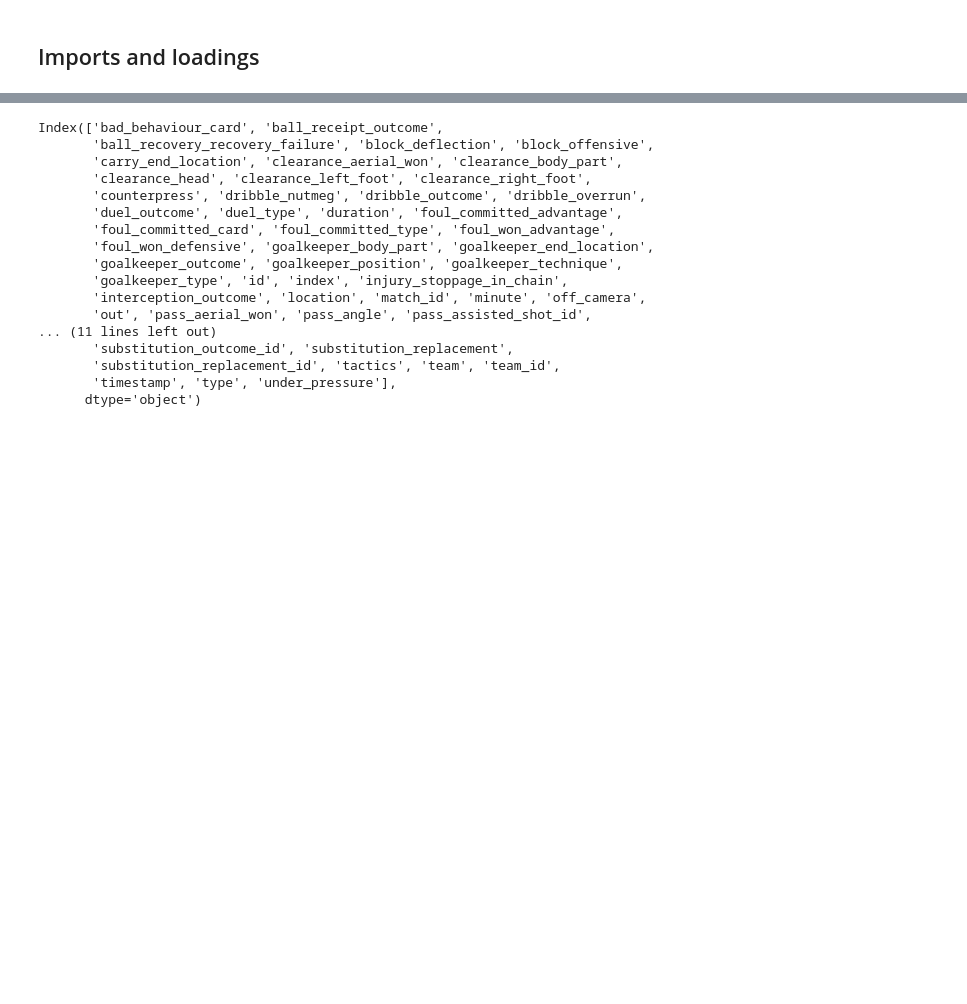
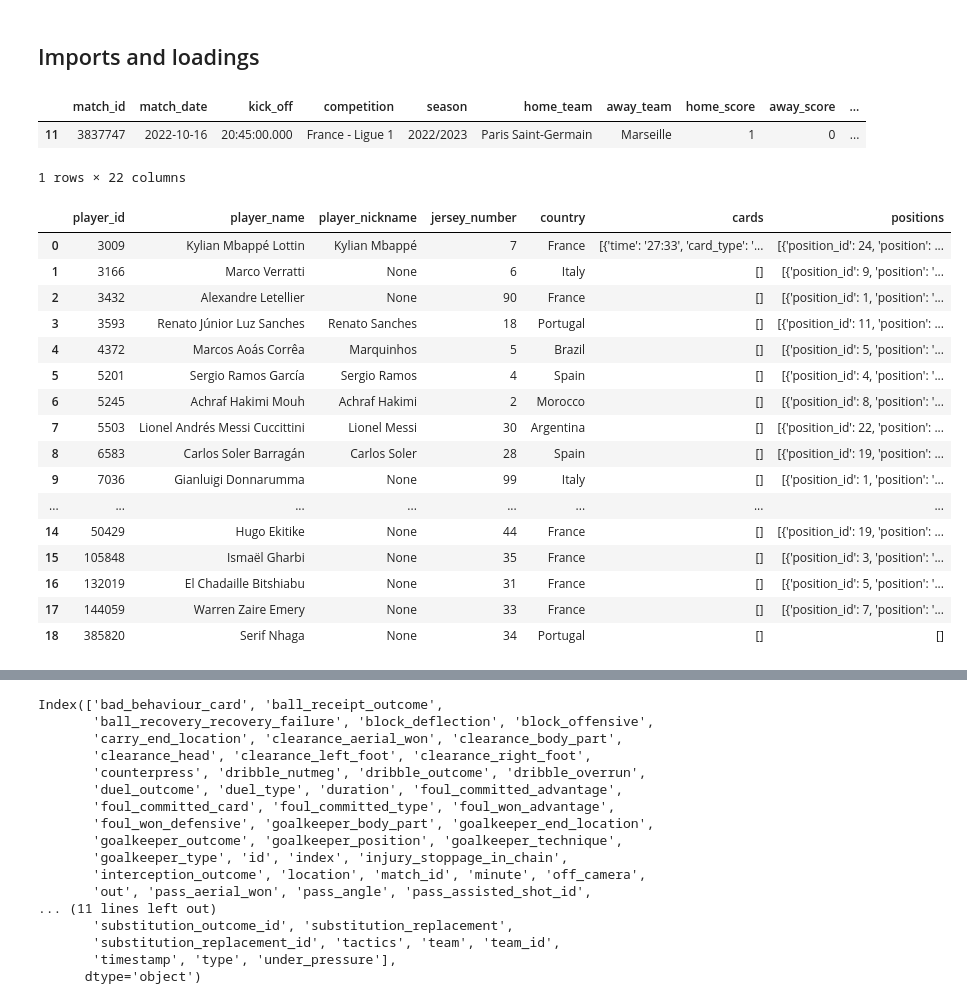
Before and after one commit to LeonDpl/SoccerDataScience, a Jupyter notebook: Learning/00_StatsBomb_Intro.ipynb, the cells around one changed output, grey strips where cells are left out. Drawn from its saved outputs; the diff is of its cells as text; code cells hidden in the pictures; blank space fills up the shorter version.

```diff
--- a/Learning/00_StatsBomb_Intro.ipynb
+++ b/Learning/00_StatsBomb_Intro.ipynb
@@ -62,4 +254,28 @@ def get_match(home_team, away_team):
         raise ValueError(f"Match between {home_team} and {away_team} not found in competition")
 # %%
 match = get_match(CONF['team_name'], 'Marseille')
-#match
+match['data']
+# %% [output]
+|  | match_id | match_date | kick_off | competition | season | home_team | away_team | home_score | away_score | ... |
+| 11 | 3837747 | 2022-10-16 | 20:45:00.000 | France - Ligue 1 | 2022/2023 | Paris Saint-Germain | Marseille | 1 | 0 | ... |
+1 rows × 22 columns
+# %%
+sb.lineups(match_id=match)[CONF['team_name']]
+# %% [output]
+|  | player_id | player_name | player_nickname | jersey_number | country | cards | positions |
+| 0 | 3009 | Kylian Mbappé Lottin | Kylian Mbappé | 7 | France | [{'time': '27:33', 'card_type': '... | [{'position_id': 24, 'position': ... |
+| 1 | 3166 | Marco Verratti | None | 6 | Italy | [] | [{'position_id': 9, 'position': '... |
+| 2 | 3432 | Alexandre Letellier | None | 90 | France | [] | [{'position_id': 1, 'position': '... |
+| 3 | 3593 | Renato Júnior Luz Sanches | Renato Sanches | 18 | Portugal | [] | [{'position_id': 11, 'position': ... |
+| 4 | 4372 | Marcos Aoás Corrêa | Marquinhos | 5 | Brazil | [] | [{'position_id': 5, 'position': '... |
+| 5 | 5201 | Sergio Ramos García | Sergio Ramos | 4 | Spain | [] | [{'position_id': 4, 'position': '... |
+| 6 | 5245 | Achraf Hakimi Mouh | Achraf Hakimi | 2 | Morocco | [] | [{'position_id': 8, 'position': '... |
+| 7 | 5503 | Lionel Andrés Messi Cuccittini | Lionel Messi | 30 | Argentina | [] | [{'position_id': 22, 'position': ... |
+| 8 | 6583 | Carlos Soler Barragán | Carlos Soler | 28 | Spain | [] | [{'position_id': 19, 'position': ... |
+| 9 | 7036 | Gianluigi Donnarumma | None | 99 | Italy | [] | [{'position_id': 1, 'position': '... |
+| ... | ... | ... | ... | ... | ... | ... | ... |
+| 14 | 50429 | Hugo Ekitike | None | 44 | France | [] | [{'position_id': 19, 'position': ... |
+| 15 | 105848 | Ismaël Gharbi | None | 35 | France | [] | [{'position_id': 3, 'position': '... |
+| 16 | 132019 | El Chadaille Bitshiabu | None | 31 | France | [] | [{'position_id': 5, 'position': '... |
+| 17 | 144059 | Warren Zaire Emery | None | 33 | France | [] | [{'position_id': 7, 'position': '... |
+| 18 | 385820 | Serif Nhaga | None | 34 | Portugal | [] | [] |
```
Also changed, not shown: parts of 8 cells of this notebook, 31 other files.
